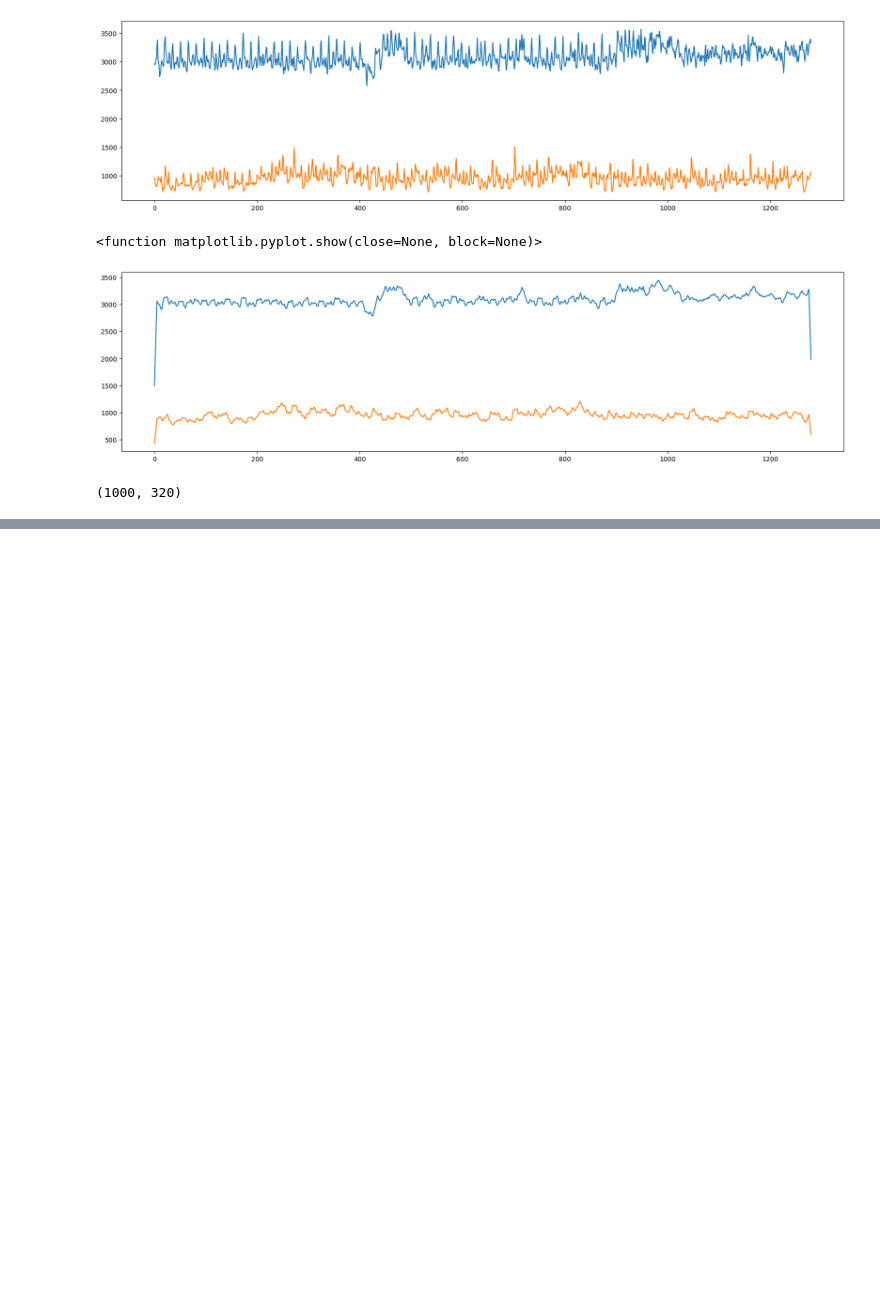
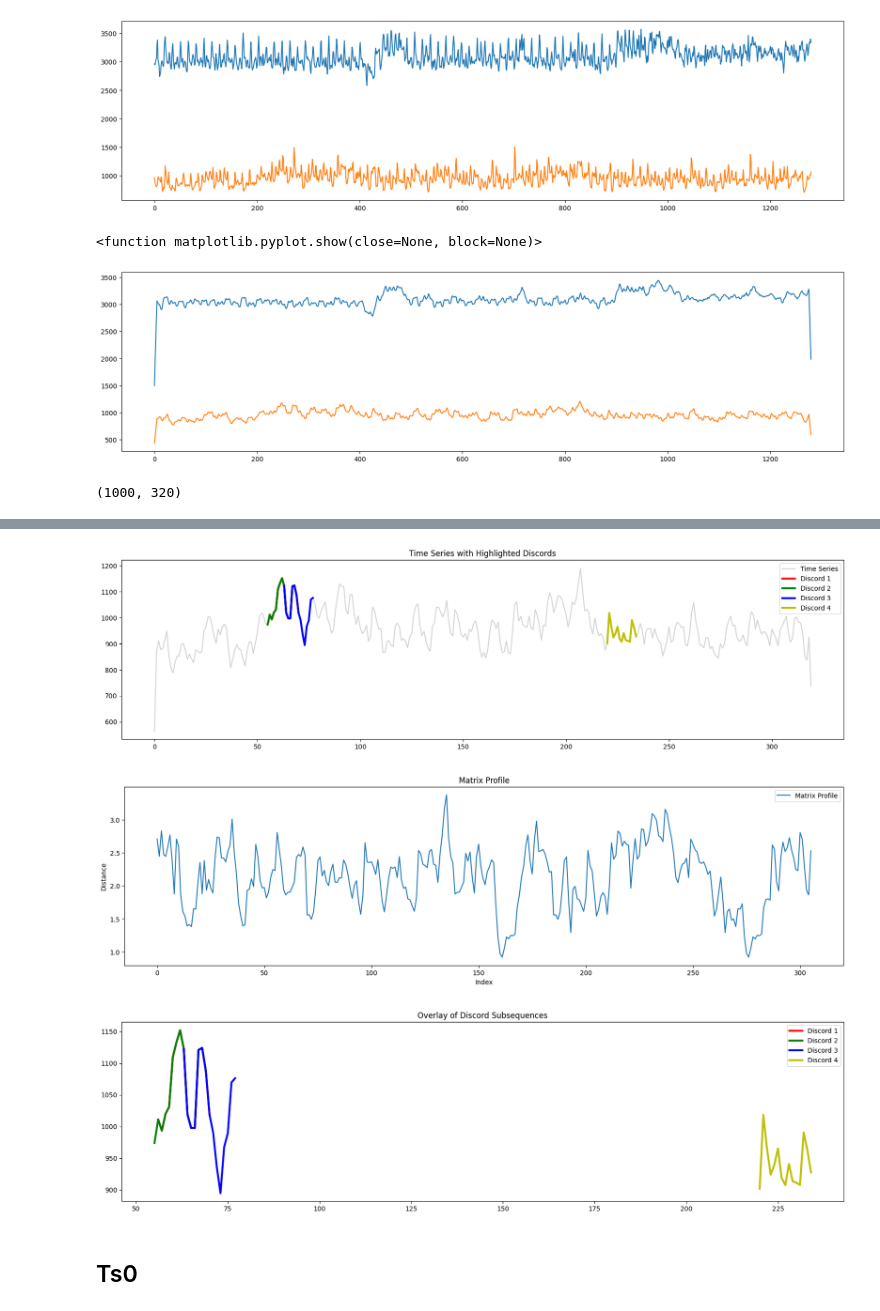
Before and after one commit to drizzello/DM2_UNIPI_Prj, a Jupyter notebook: Time_Series_motifs_discords.ipynb, the cells around one changed output, grey strips where cells are left out. Drawn from its saved outputs; the diff is of its cells as text; code cells hidden in the pictures; blank space fills up the shorter version.

```diff
--- a/Time_Series_motifs_discords.ipynb
+++ b/Time_Series_motifs_discords.ipynb
@@ -360,0 +385,6 @@ for m, d, c in zip(mo, mod, colors):
+# %%
+w = 15
+mp = stumpy.stump(ts1_paa.values, w)
+# %%
+df_mp = pd.DataFrame(mp, columns=['Distances', 'Index', 'DNC', 'DNC'])
+df_mp = df_mp.drop(columns=['DNC', 'DNC'])
@@ -360,0 +400,50 @@ for m, d, c in zip(mo, mod, colors):
+# %%
+# Find the top 10% anomalies (discords)
+threshold = df_mp['Distances'].quantile(0.99)
+discords = df_mp[df_mp['Distances'] >= threshold].sort_values(by='Distances', ascending=False)
+# %%
+import matplotlib.pyplot as plt
+
+# Parameters
+w = 15  # Window size
+
+# Visualize the time series and highlight the discords
+plt.figure(figsize=(20, 5))
+plt.plot(ts1_paa.values, label="Time Series", color="lightgray")
+colors = ['r', 'g', 'b', 'y', 'orange', 'purple', 'pink', 'm', 'c'][:len(discords)]
+
+# Highlight discords
+for i, (idx, row) in enumerate(discords.iterrows()):
+    start = int(row['Index'])
+    discord_shape = ts1_paa.values[start:start+w]
+    plt.plot(range(start, start+w), discord_shape, color=colors[i % len(colors)], lw=3, label=f"Discord {i+1}")
+
+plt.title("Time Series with Highlighted Discords")
+plt.legend()
+plt.show()
+
+# Plot the matrix profile
+plt.figure(figsize=(20, 5))
+plt.plot(df_mp['Distances'], label="Matrix Profile")
+plt.title("Matrix Profile")
+plt.xlabel("Index")
+plt.ylabel("Distance")
+plt.legend()
+plt.show()
+
+# Overlay the discord subsequences
+plt.figure(figsize=(20, 5))
+for i, (idx, row) in enumerate(discords.iterrows()):
+    start = int(row['Index'])
+    discord_shape = ts1_paa.values[start:start+w]
+    plt.plot(range(start, start+w), discord_shape, color=colors[i % len(colors)], lw=3, label=f"Discord {i+1}")
+
+plt.title("Overlay of Discord Subsequences")
+plt.legend()
+plt.show()
+# %% [output]
+[figure, added]
+[figure, added]
+[figure, added]
+# %% [markdown]
+## Ts0
```
Also changed, not shown: parts of 40 cells of this notebook, 2 other files.
